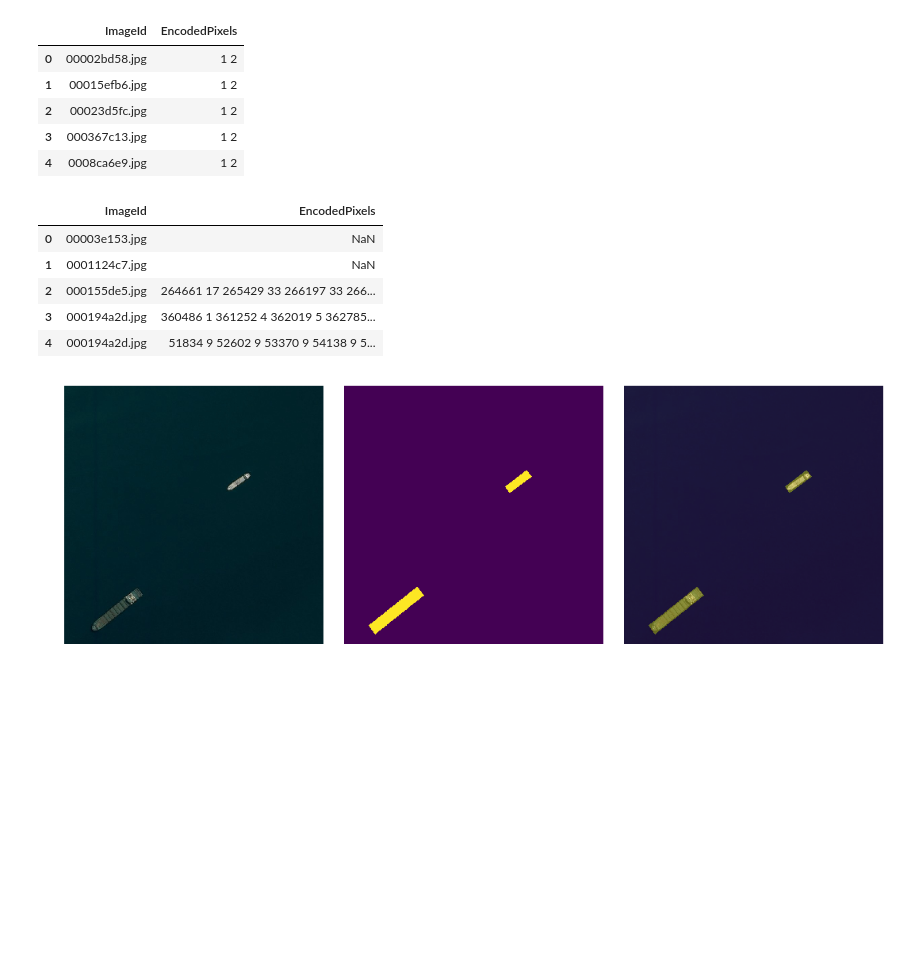
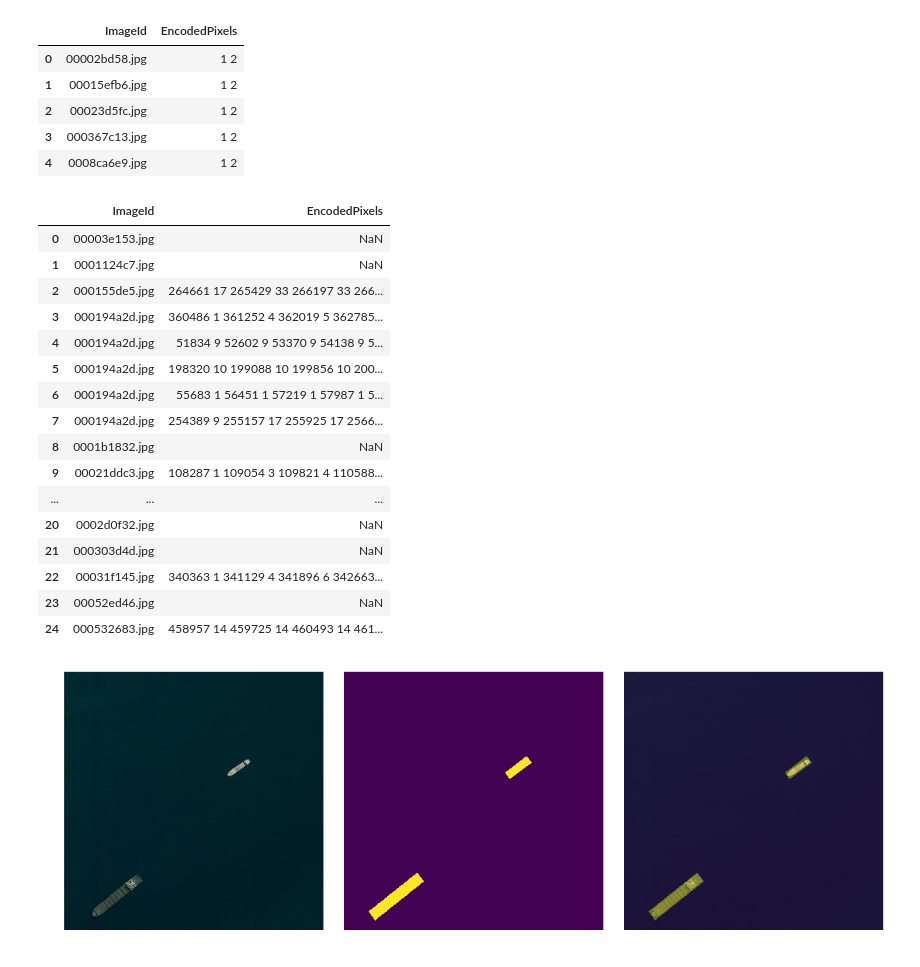
Before and after one commit to blainerothrock/airbus-ship-detection, a Jupyter notebook: Explore Data.ipynb, the cells around one changed output. Cells and saved outputs as stored; diff of their text form; code cells hidden in the pictures; blank space fills up the shorter version.

```diff
--- a/Explore Data.ipynb
+++ b/Explore Data.ipynb
@@ -46,15 +46,26 @@ def rle_decode(mask_rle, shape=(768, 768)):
         img[lo:hi] = 1
     return img.reshape(shape).T  # Needed to align to RLE direction
 # %%
-masks = pd.read_csv('data/train_ship_segmentations_v2.csv')
-masks.head()
+masks = pd.read_csv('../data/train_ship_segmentations_v2.csv')
+masks.head(25)
 # %% [output]
 |  | ImageId | EncodedPixels |
 | 0 | 00003e153.jpg | NaN |
 | 1 | 0001124c7.jpg | NaN |
 | 2 | 000155de5.jpg | 264661 17 265429 33 266197 33 266... |
 | 3 | 000194a2d.jpg | 360486 1 361252 4 362019 5 362785... |
 | 4 | 000194a2d.jpg | 51834 9 52602 9 53370 9 54138 9 5... |
+| 5 | 000194a2d.jpg | 198320 10 199088 10 199856 10 200... |
+| 6 | 000194a2d.jpg | 55683 1 56451 1 57219 1 57987 1 5... |
+| 7 | 000194a2d.jpg | 254389 9 255157 17 255925 17 2566... |
+| 8 | 0001b1832.jpg | NaN |
+| 9 | 00021ddc3.jpg | 108287 1 109054 3 109821 4 110588... |
+| ... | ... | ... |
+| 20 | 0002d0f32.jpg | NaN |
+| 21 | 000303d4d.jpg | NaN |
+| 22 | 00031f145.jpg | 340363 1 341129 4 341896 6 342663... |
+| 23 | 00052ed46.jpg | NaN |
+| 24 | 000532683.jpg | 458957 14 459725 14 460493 14 461... |
 # %%
 ImageId = '0005d01c8.jpg'
 
```
Also changed, not shown: parts of 4 cells of this notebook, 2 other files.
